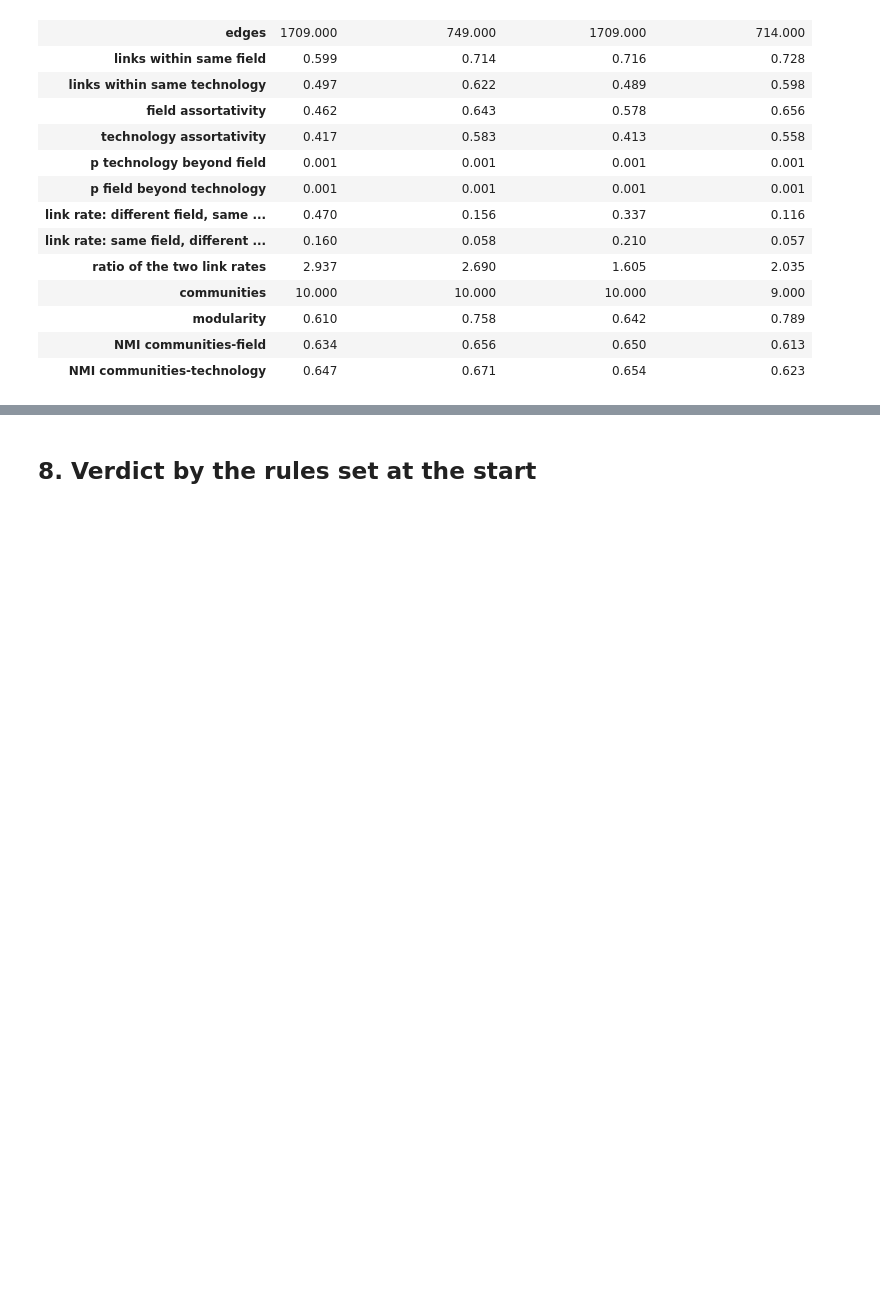
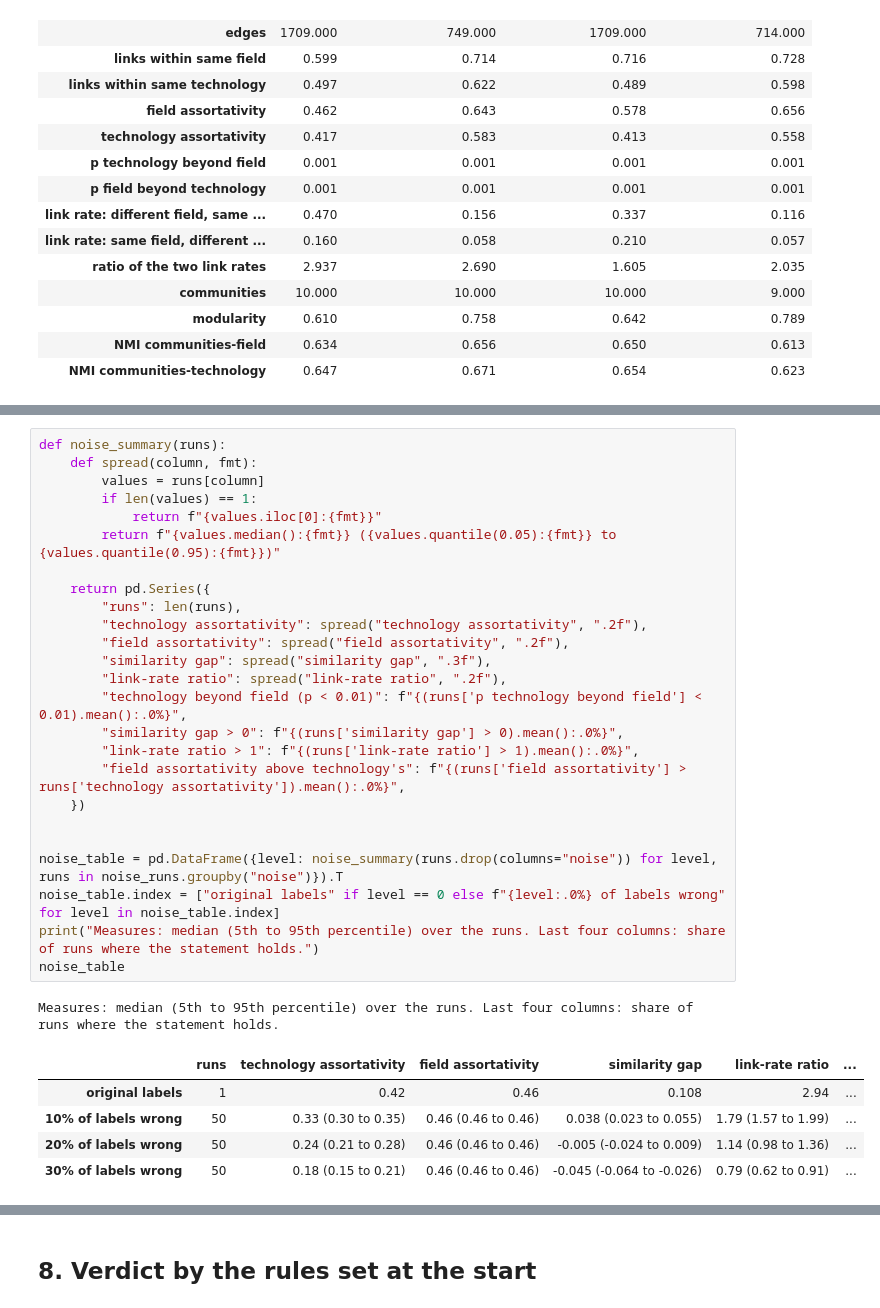
Before and after one commit to albertcasajuana01/social_graphs_project, a Jupyter notebook: text_similarity_network.ipynb, the cells around one changed output, grey strips where cells are left out. Drawn from its saved outputs; the diff is of its cells as text; blank space fills up the shorter version.

Commit message:
new test labels

```diff
--- a/text_similarity_network.ipynb
+++ b/text_similarity_network.ipynb
@@ -725,0 +874,32 @@ designs.round(3)
+# %%
+def noise_summary(runs):
+    def spread(column, fmt):
+        values = runs[column]
+        if len(values) == 1:
+            return f"{values.iloc[0]:{fmt}}"
+        return f"{values.median():{fmt}} ({values.quantile(0.05):{fmt}} to {values.quantile(0.95):{fmt}})"
+
+    return pd.Series({
+        "runs": len(runs),
+        "technology assortativity": spread("technology assortativity", ".2f"),
+        "field assortativity": spread("field assortativity", ".2f"),
+        "similarity gap": spread("similarity gap", ".3f"),
+        "link-rate ratio": spread("link-rate ratio", ".2f"),
+        "technology beyond field (p < 0.01)": f"{(runs['p technology beyond field'] < 0.01).mean():.0%}",
+        "similarity gap > 0": f"{(runs['similarity gap'] > 0).mean():.0%}",
+        "link-rate ratio > 1": f"{(runs['link-rate ratio'] > 1).mean():.0%}",
+        "field assortativity above technology's": f"{(runs['field assortativity'] > runs['technology assortativity']).mean():.0%}",
+    })
+
+
+noise_table = pd.DataFrame({level: noise_summary(runs.drop(columns="noise")) for level, runs in noise_runs.groupby("noise")}).T
+noise_table.index = ["original labels" if level == 0 else f"{level:.0%} of labels wrong" for level in noise_table.index]
+print("Measures: median (5th to 95th percentile) over the runs. Last four columns: share of runs where the statement holds.")
+noise_table
+# %% [output]
+Measures: median (5th to 95th percentile) over the runs. Last four columns: share of runs where the statement holds.
+|  | runs | technology assortativity | field assortativity | similarity gap | link-rate ratio | ... |
+| original labels | 1 | 0.42 | 0.46 | 0.108 | 2.94 | ... |
+| 10% of labels wrong | 50 | 0.33 (0.30 to 0.35) | 0.46 (0.46 to 0.46) | 0.038 (0.023 to 0.055) | 1.79 (1.57 to 1.99) | ... |
+| 20% of labels wrong | 50 | 0.24 (0.21 to 0.28) | 0.46 (0.46 to 0.46) | -0.005 (-0.024 to 0.009) | 1.14 (0.98 to 1.36) | ... |
+| 30% of labels wrong | 50 | 0.18 (0.15 to 0.21) | 0.46 (0.46 to 0.46) | -0.045 (-0.064 to -0.026) | 0.79 (0.62 to 0.91) | ... |
```
Also changed, not shown: parts of 9 cells of this notebook, 1 other file.
